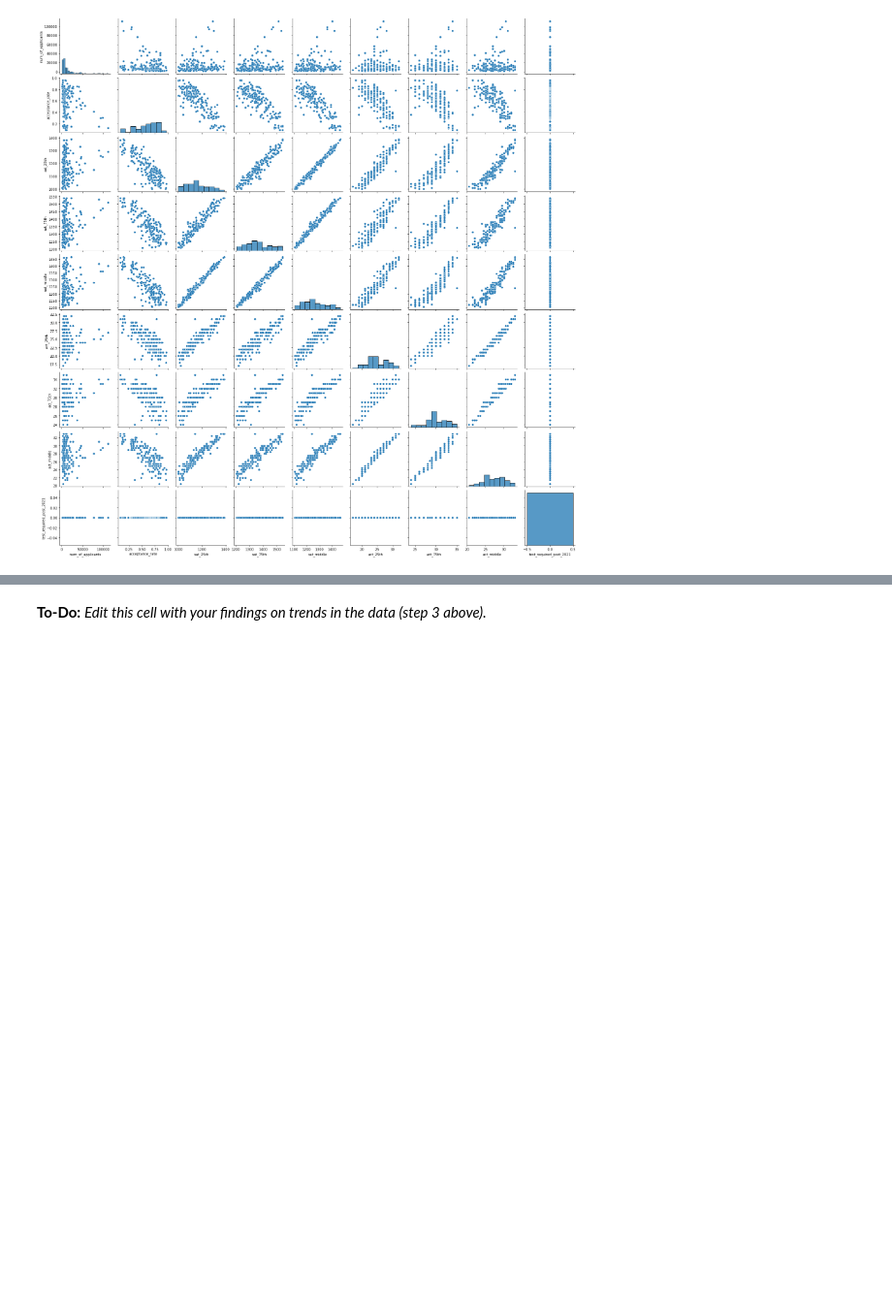
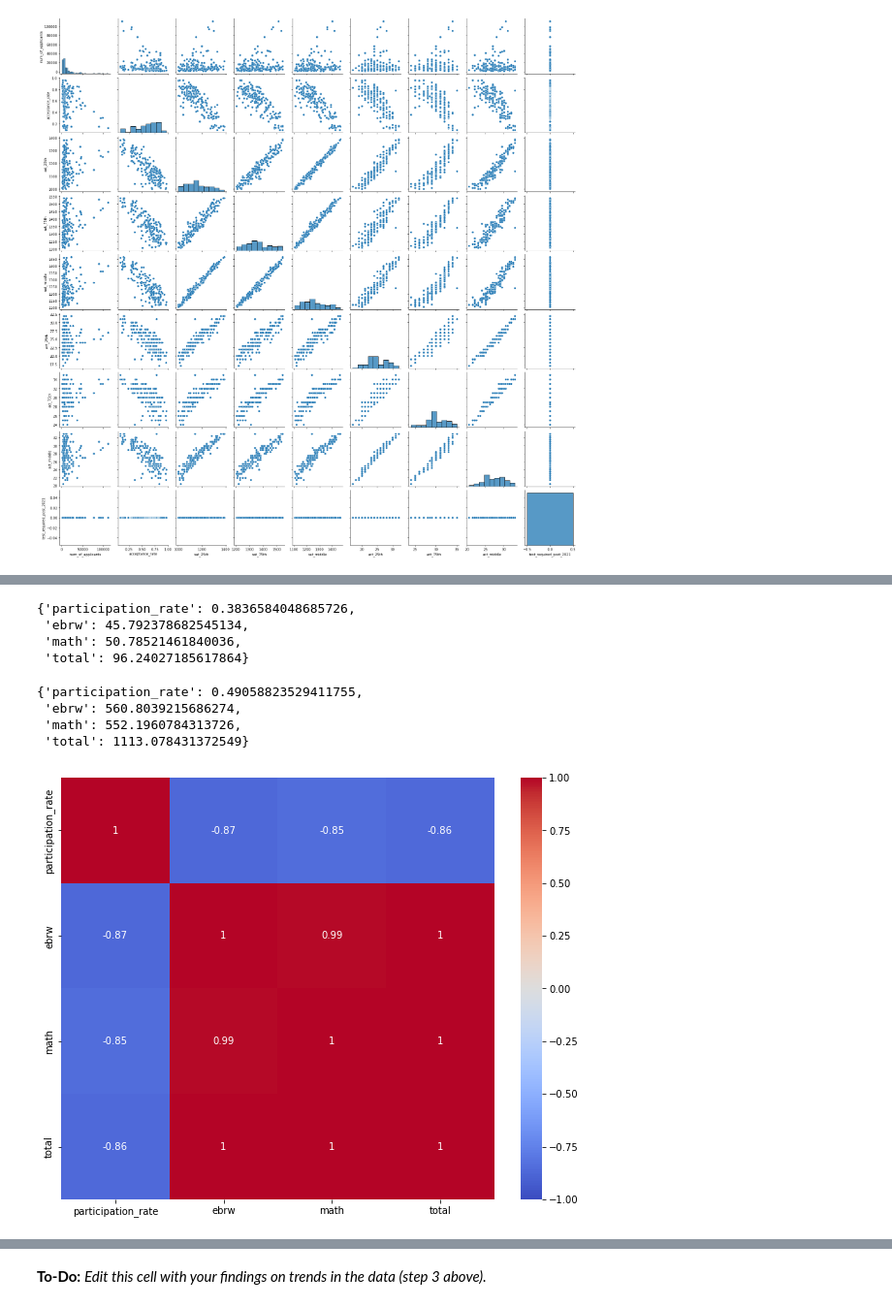
Before and after one commit to matthew-edelmann/Standardized-Test-Analysis, a Jupyter notebook: code/starter-code.ipynb, the cells around one changed output, grey strips where cells are left out. Shown at 97% size. Saved outputs shown, nothing was run; the diff lists cells and outputs as text; code cells hidden in the pictures; blank space fills up the shorter version.

```diff
--- a/code/starter-code.ipynb
+++ b/code/starter-code.ipynb
@@ -155,6 +157,7 @@ Import the datasets that you selected for this project and go through the follow
 # %%
 # Code:
 sat_act = pd.read_csv('../data/sat_act_by_college.csv')
+states = pd.read_csv('../data/sat_2019.csv')
 # %%
 pd.set_option('display.max_rows', 100)
 # %%
@@ -600,0 +689,2 @@ dtype: object
+# %%
+states['Participation Rate'] = states['Participation Rate'].map(lambda pr: np.nan if pr == '—' else percent_to_decimal(pr))
@@ -600,0 +693,3 @@ dtype: object
+# %%
+states.dropna(inplace = True)
+states.dtypes
@@ -672,3 +751,7 @@ sat_act.head()
 | 2 | Princeton University | Yes | 2021 | Princeton has adopted a one-year ... | 35370 | 0.055 | ... |
 | 3 | Columbia University | Yes | 2021 | Columbia has adopted a one-year t... | 40203 | 0.055 | ... |
 | 4 | Yale University | Yes | 2021 | Yale has adopted a one-year test ... | 36844 | 0.061 | ... |
+# %%
+states.columns = states.columns.str.lower()
+states.rename(columns = {'participation rate': 'participation_rate'}, inplace = True)
+states.head()
@@ -909,0 +1050,8 @@ sns.pairplot(sat_notest);
+# %%
+sd_states = {n: st_dev(noname_states[n]) for n in noname_states}
+sd_states
+# %% [output]
+{'participation_rate': 0.3836584048685726,
+ 'ebrw': 45.792378682545134,
+ 'math': 50.78521461840036,
+ 'total': 96.24027185617864}
@@ -909,0 +1060,8 @@ sns.pairplot(sat_notest);
+# %%
+mean_col_states = {n: mean_list(noname_states[n]) for n in noname_states}
+mean_col_states
+# %% [output]
+{'participation_rate': 0.49058823529411755,
+ 'ebrw': 560.8039215686274,
+ 'math': 552.1960784313726,
+ 'total': 1113.078431372549}
@@ -909,0 +1070,10 @@ sns.pairplot(sat_notest);
+# %%
+plt.figure(figsize = (10, 8))
+
+sns.heatmap(states.corr(),
+           cmap = 'coolwarm',
+           annot = True,
+           vmin = -1,
+           vmax = 1);
+# %% [output]
+[figure, added]
```
Also changed, not shown: parts of 75 cells of this notebook.
